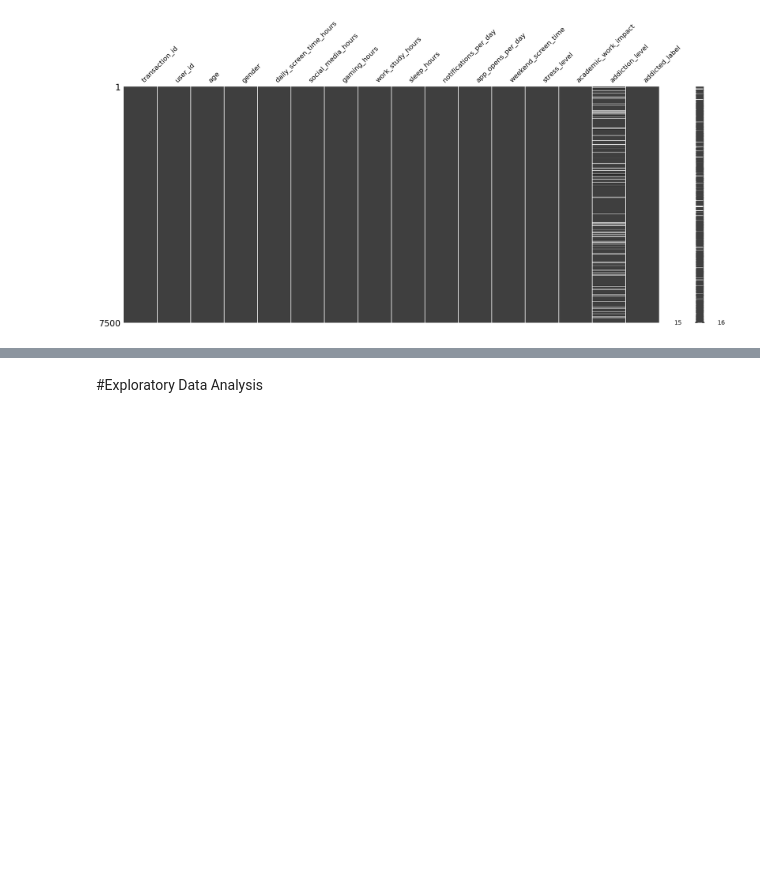
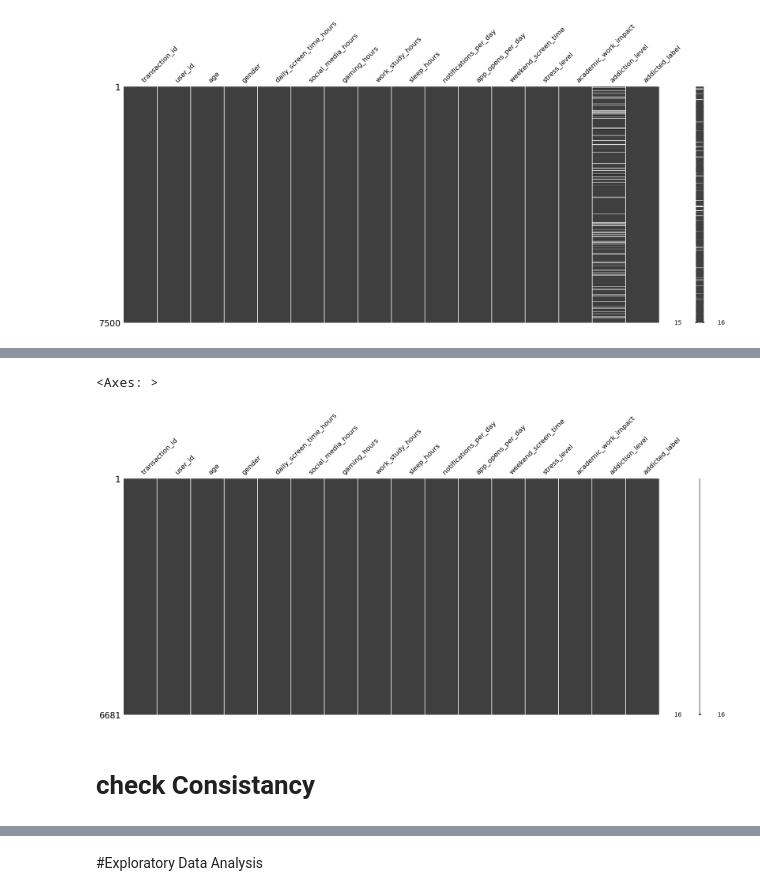
Before and after one commit to abeeraz379/Smartphone-Usage-Addiction-Analysis-, a Jupyter notebook: Smartphone_Usage_&_Addiction_Analysis_.ipynb, the cells around one changed output, grey strips where cells are left out. Saved outputs shown, nothing was run; the diff lists cells and outputs as text; code cells hidden in the pictures; blank space fills up the shorter version.

```diff
--- a/Smartphone_Usage_&_Addiction_Analysis_.ipynb
+++ b/Smartphone_Usage_&_Addiction_Analysis_.ipynb
@@ -116,0 +130,2 @@ msno.matrix(df)
+# %%
+df.dropna(subset=['addiction_level'], inplace=True)
@@ -116,0 +155,7 @@ msno.matrix(df)
+# %%
+msno.matrix(df)
+# %% [output]
+<Axes: >
+[figure, added]
+# %% [markdown]
+# check Consistancy
```
Also changed, not shown: parts of 6 cells of this notebook.
